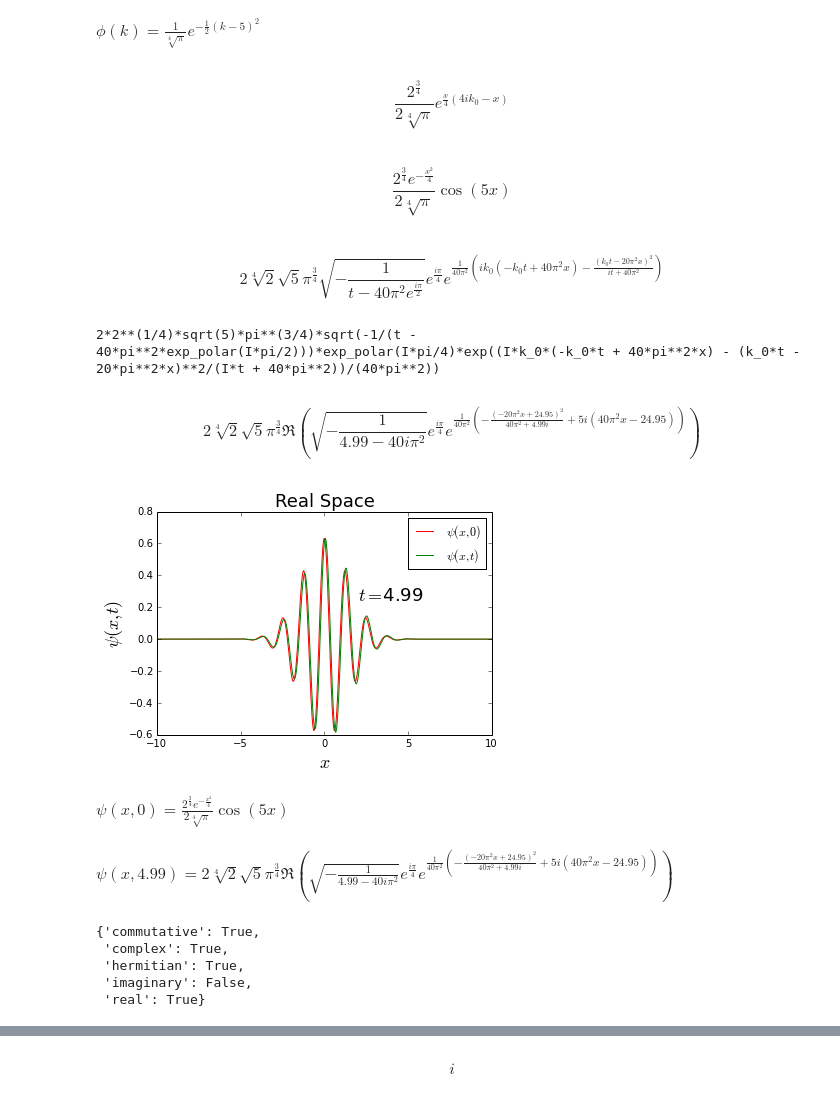
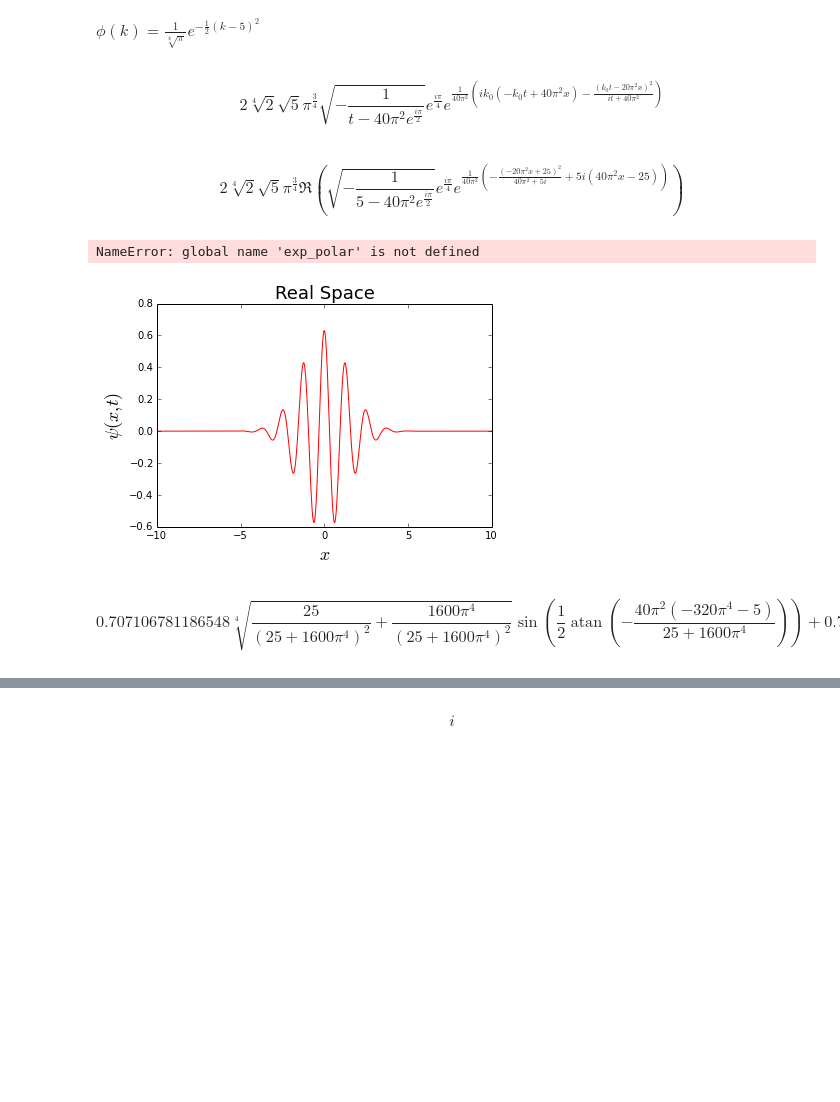
Before and after one commit to yingjerkao/quantumphysics, a Jupyter notebook: WavePacket/Gaussian Wavepacket.ipynb, the cells around one changed output, grey strips where cells are left out. Drawn from its saved outputs; the diff is of its cells as text; code cells hidden in the pictures; blank space fills up the shorter version.

Commit message:
still fail to fix exp_polar

```diff
--- a/WavePacket/Gaussian Wavepacket.ipynb
+++ b/WavePacket/Gaussian Wavepacket.ipynb
@@ -107,11 +107,12 @@ $\psi(x)=\frac{e^{- \frac{x^{2}}{2}}}{\sqrt[4]{\pi}} e^{5 i x}$
 [figure]
 $\phi(k)=\frac{1}{\sqrt[4]{\pi}} e^{- \frac{1}{2} \left(k - 5\right)^{2}}$
 # %%
-var('z,k ', real=True)
+var('z,k, x', real=True)
 var('t, w, k_0',real=True,positive=True)
 dx=1
 
 q=exp(-(x/dx)**2/4)*exp(I*k_0*x)     # Gaussian wave packet
+#q=exp(-(x/dx)**2/4)*(cos(k_0*x)+I*sin(k_0*x))
 a=sqrt(integrate(exp(-(x/dx)**2/4)**2,(x,-oo,oo)))
 display(a)
 q=(q/a).simplify()
@@ -127,62 +128,48 @@ w=k*k/10
 #display(qt)
 #qt=(1/sqrt(2*pi)*integrate(qt,(k,-oo,oo))).simplify()
 #qt=1/sqrt(2*pi)*inverse_fourier_transform(p*exp(-I*w*t),k, x)
-qt=inverse_fourier_transform(p*exp(-I*w*t),k,x)
+qt=inverse_fourier_transform(p*exp(-I*w*t),k,x)#.subs(exp_polar, exp)
 
 display((qt))
-display(qt.as_real_imag()[0])
-
-###
+display(re(qt))
 def WavePacket(k0,t0):
     #qt=inverse_fourier_transform((p.subs(k_0,k0)*exp(-I*w*t0)),k,x)
     #print type(qt)
 
-    qr=q.subs([(k_0,k0)]).as_real_imag()[0]
-    qtr=qt.subs([(exp_polar, exp),(k_0,k0),(t,t0)]).as_real_imag()[0] # take the real part
+    qr=re(q.subs([(k_0,k0)]))
+    qtr=re(qt.subs([(k_0,k0),(t,t0)]))  # take the real part
 
-    display(q)
-    display(qr)
+    #display(q)
+    #display(qr)
     display(qt)
-    print qt
+  #  print qt
     display(qtr)
     f=lambdify(x,qr,'numpy')
     g=lambdify(x,qtr,'numpy')
 
     xpts=np.linspace(-10,10,1000)
 
     fig1=plt.figure()
     ax1=fig1.add_subplot(111)
     ax1.set_xlabel("$x$",fontsize=18)
     ax1.set_ylabel("$\psi(x,t)$",fontsize=18)
     ax1.set_title('Real Space',fontsize=18)
     ax1.plot(xpts, f(xpts) ,color='red', label='$\psi(x,0)$')
     ax1.plot(xpts, g(xpts) ,color='green',label='$\psi(x,t)$')
     ax1.annotate('$t=$'+str(t0), xy=(.6, .6),  xycoords='axes fraction',fontsize=18)
     #ax1.set_ylim([-1,1])
     ax1.legend()
     plt.show()
     display(Latex('$\psi(x,0)='+str(latex(qr))+'$'))
     display(Latex('$\psi(x,'+str(t0)+')='+str(latex(qtr))+'$'))
 ###
 
 
-g2=interactive(WavePacket,k0=(0,10,1), t0=(0,10,0.01))
+g2=interactive(WavePacket,k0=(0,10,1), t0=(0,10,1))
 #g2=interactive(WavePacket,t0=(0,1,0.01))
 display(g2)
 # %% [output]
-$$\frac{2^{\frac{3}{4}}}{2 \sqrt[4]{\pi}} e^{\frac{x}{4} \left(4 i k_{0} - x\right)}$$
+$$2 \sqrt[4]{2} \sqrt{5} \pi^{\frac{3}{4}} \sqrt{- \frac{1}{t - 40 \pi^{2} e^{\frac{i \pi}{2}}}} e^{\frac{i \pi}{4}} e^{\frac{1}{40 \pi^{2}} \left(i k_{0} \left(- k_{0} t + 40 \pi^{2} x\right) - \frac{\left(k_{0} t - 20 \pi^{2} x\right)^{2}}{i t + 40 \pi^{2}}\right)}$$
-$$\frac{2^{\frac{3}{4}} e^{- \frac{x^{2}}{4}}}{2 \sqrt[4]{\pi}} \cos{\left (5 x \right )}$$
+$$2 \sqrt[4]{2} \sqrt{5} \pi^{\frac{3}{4}} \Re {\left (\sqrt{- \frac{1}{5 - 40 \pi^{2} e^{\frac{i \pi}{2}}}} e^{\frac{i \pi}{4}} e^{\frac{1}{40 \pi^{2}} \left(- \frac{\left(- 20 \pi^{2} x + 25\right)^{2}}{40 \pi^{2} + 5 i} + 5 i \left(40 \pi^{2} x - 25\right)\right)} \right )}$$
-$$2 \sqrt[4]{2} \sqrt{5} \pi^{\frac{3}{4}} \sqrt{- \frac{1}{t - 40 \pi^{2} e^{\frac{i \pi}{2}}}} e^{\frac{i \pi}{4}} e^{\frac{1}{40 \pi^{2}} \left(i k_{0} \left(- k_{0} t + 40 \pi^{2} x\right) - \frac{\left(k_{0} t - 20 \pi^{2} x\right)^{2}}{i t + 40 \pi^{2}}\right)}$$
-2*2**(1/4)*sqrt(5)*pi**(3/4)*sqrt(-1/(t - 40*pi**2*exp_polar(I*pi/2)))*exp_polar(I*pi/4)*exp((I*k_0*(-k_0*t + 40*pi**2*x) - (k_0*t - 20*pi**2*x)**2/(I*t + 40*pi**2))/(40*pi**2))
+NameError: global name 'exp_polar' is not defined
-$$2 \sqrt[4]{2} \sqrt{5} \pi^{\frac{3}{4}} \Re {\left (\sqrt{- \frac{1}{4.99 - 40 i \pi^{2}}} e^{\frac{i \pi}{4}} e^{\frac{1}{40 \pi^{2}} \left(- \frac{\left(- 20 \pi^{2} x + 24.95\right)^{2}}{40 \pi^{2} + 4.99 i} + 5 i \left(40 \pi^{2} x - 24.95\right)\right)} \right )}$$
-[figure, old version]
+[figure, new version]
-$\psi(x,0)=\frac{2^{\frac{3}{4}} e^{- \frac{x^{2}}{4}}}{2 \sqrt[4]{\pi}} \cos{\left (5 x \right )}$
-$\psi(x,4.99)=2 \sqrt[4]{2} \sqrt{5} \pi^{\frac{3}{4}} \Re {\left (\sqrt{- \frac{1}{4.99 - 40 i \pi^{2}}} e^{\frac{i \pi}{4}} e^{\frac{1}{40 \pi^{2}} \left(- \frac{\left(- 20 \pi^{2} x + 24.95\right)^{2}}{40 \pi^{2} + 4.99 i} + 5 i \left(40 \pi^{2} x - 24.95\right)\right)} \right )}$
-# %%
-z.assumptions0
-# %% [output]
-{'commutative': True,
- 'complex': True,
- 'hermitian': True,
- 'imaginary': False,
- 'real': True}
@@ -194,0 +176,4 @@ principal_branch?
+# %%
+re(sqrt(-1/(5-40*I*pi**2))*exp(I*pi/4).n())
+# %% [output]
+$$0.707106781186548 \sqrt[4]{\frac{25}{\left(25 + 1600 \pi^{4}\right)^{2}} + \frac{1600 \pi^{4}}{\left(25 + 1600 \pi^{4}\right)^{2}}} \sin{\left (\frac{1}{2} \operatorname{atan}{\left (- \frac{40 \pi^{2} \left(- 320 \pi^{4} - 5\right)}{25 + 1600 \pi^{4}} \right )} \right )} + 0.707106781186548 \sqrt[4]{\frac{25}{\left(25 + 1600 \pi^{4}\right)^{2}} + \frac{1600 \pi^{4}}{\left(25 + 1600 \pi^{4}\right)^{2}}} \cos{\left (\frac{1}{2} \operatorname{atan}{\left (- \frac{40 \pi^{2} \left(- 320 \pi^{4} - 5\right)}{25 + 1600 \pi^{4}} \right )} \right )}$$
```
Also changed, not shown: parts of 5 cells of this notebook.
